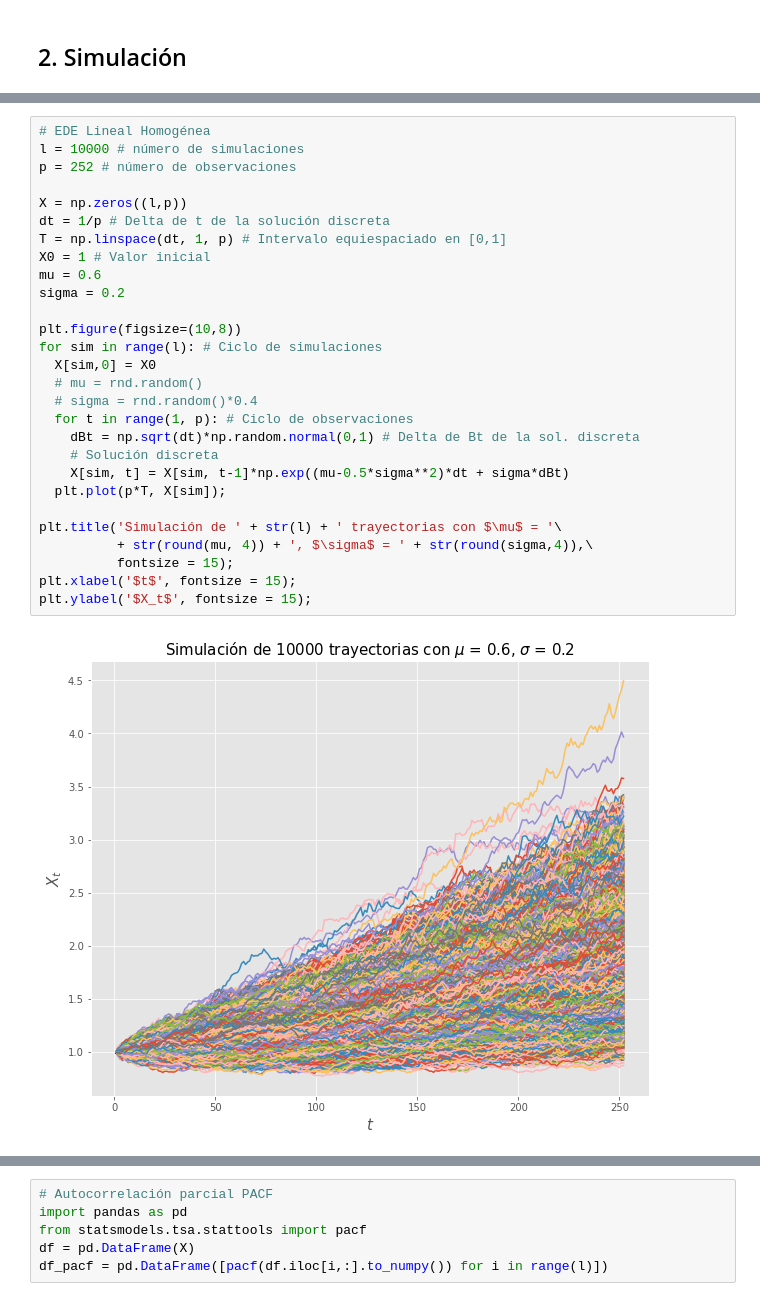
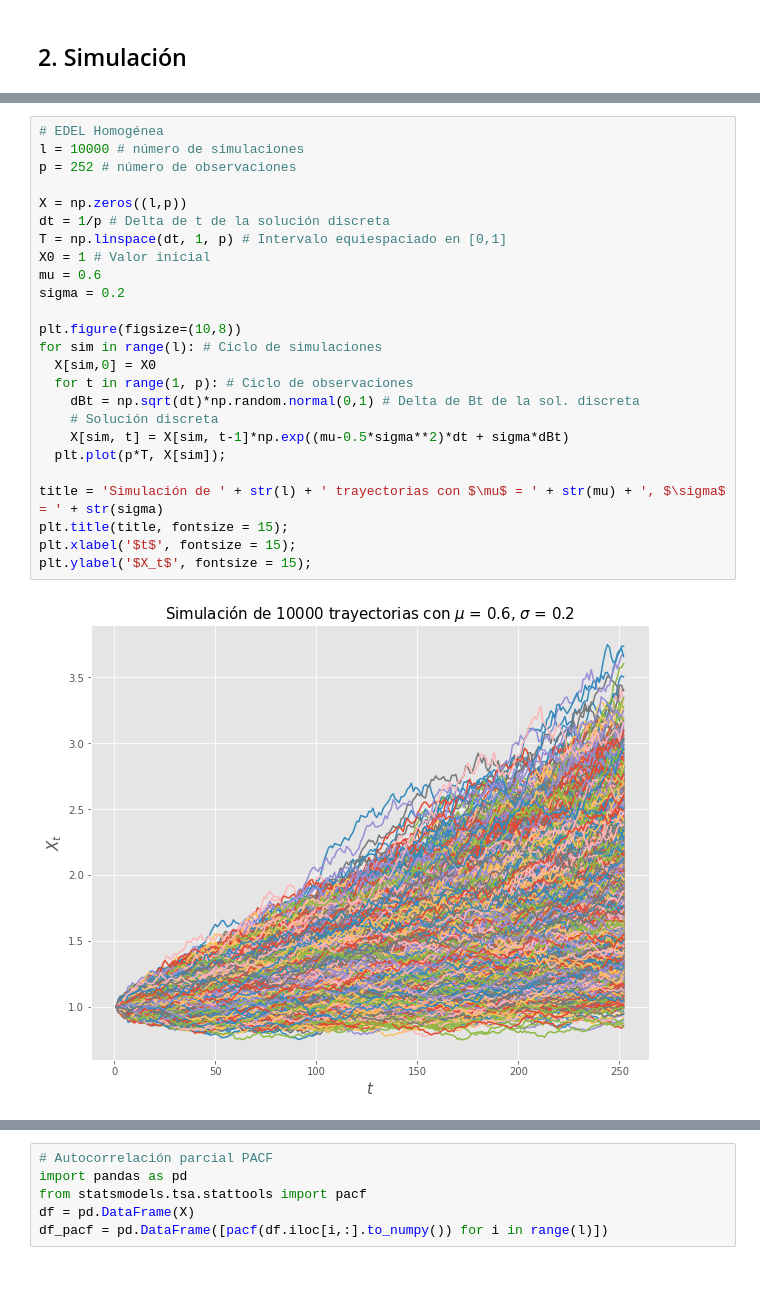
Before and after one commit to scardenol/proc_est2, a Jupyter notebook: P1.ipynb, the cells around one changed output, grey strips where cells are left out. Saved outputs shown, nothing was run; the diff lists cells and outputs as text.

```diff
--- a/P1.ipynb
+++ b/P1.ipynb
@@ -65,35 +64,32 @@ discretizando con Euler-Maruyama
   X(t) = X(t-1) \exp\Bigg[\bigg(\mu - \frac{1}{2}\sigma^2\bigg)\Delta t + \sigma \Delta B_t\Bigg], \quad X(0) = 1
 \end{equation}
 # %%
-# EDE Lineal Homogénea
+# EDEL Homogénea
 l = 10000 # número de simulaciones
 p = 252 # número de observaciones
 
 X = np.zeros((l,p))
 dt = 1/p # Delta de t de la solución discreta
 T = np.linspace(dt, 1, p) # Intervalo equiespaciado en [0,1]
 X0 = 1 # Valor inicial
 mu = 0.6
 sigma = 0.2
 
 plt.figure(figsize=(10,8))
 for sim in range(l): # Ciclo de simulaciones
   X[sim,0] = X0
-  # mu = rnd.random()
-  # sigma = rnd.random()*0.4
   for t in range(1, p): # Ciclo de observaciones
     dBt = np.sqrt(dt)*np.random.normal(0,1) # Delta de Bt de la sol. discreta
     # Solución discreta
     X[sim, t] = X[sim, t-1]*np.exp((mu-0.5*sigma**2)*dt + sigma*dBt)
   plt.plot(p*T, X[sim]);
 
-plt.title('Simulación de ' + str(l) + ' trayectorias con $\mu$ = '\
-          + str(round(mu, 4)) + ', $\sigma$ = ' + str(round(sigma,4)),\
-          fontsize = 15);
+title = 'Simulación de ' + str(l) + ' trayectorias con $\mu$ = ' + str(mu) + ', $\sigma$ = ' + str(sigma)
+plt.title(title, fontsize = 15);
 plt.xlabel('$t$', fontsize = 15);
 plt.ylabel('$X_t$', fontsize = 15);
 # %% [output]
-[figure, old version]
+[figure, new version]
 # %%
 # Análisis longitudinal
 X_max = np.amax(X, axis=0) # Trayectoria máxima
```
Also changed, not shown: parts of 30 cells of this notebook.
